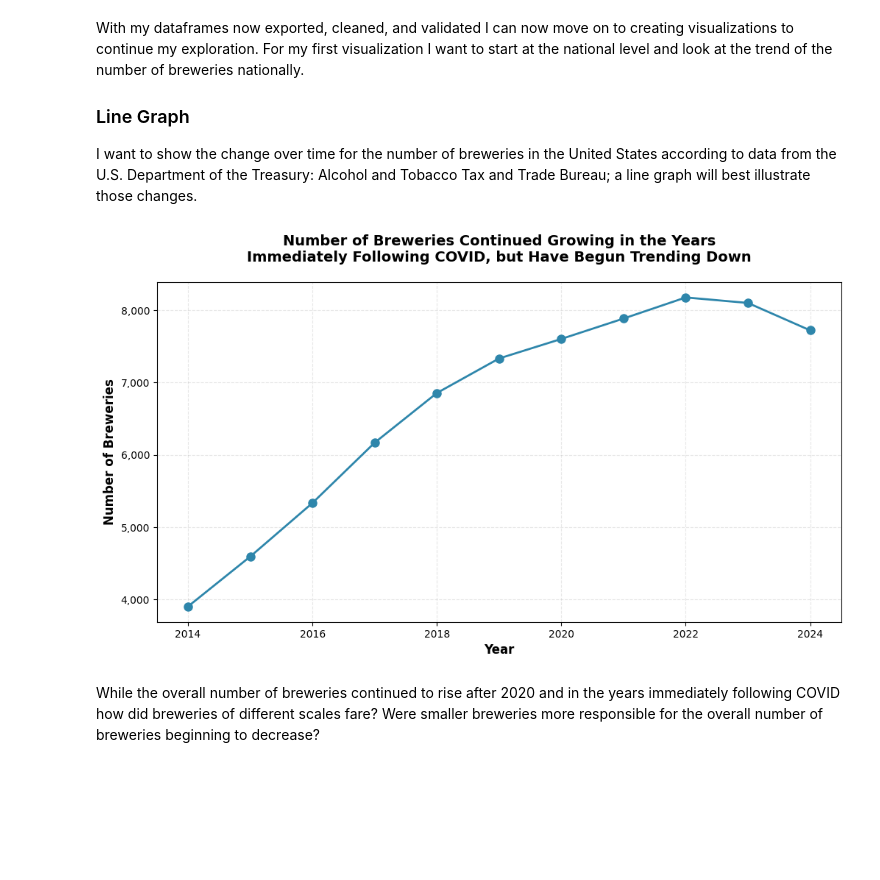
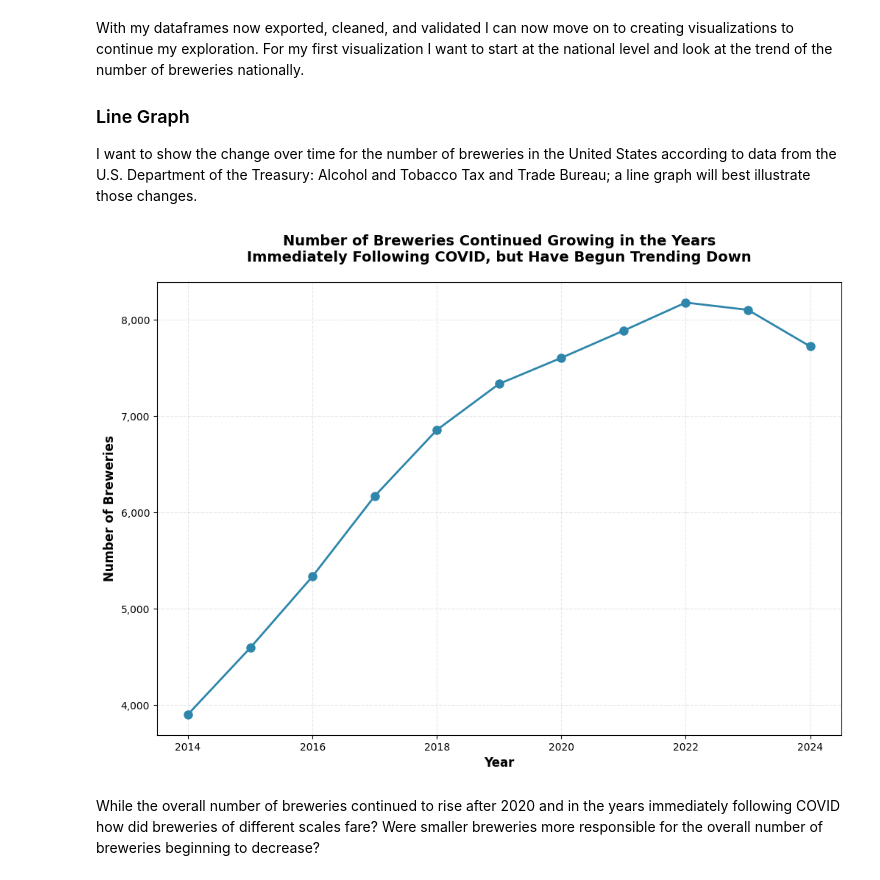
Before and after one commit to miramontron/us_beer_production, a Jupyter notebook: notebooks/us_beer_production.ipynb, the cells around one changed output. Drawn from its saved outputs; the diff is of its cells as text; code cells hidden in the pictures; blank space fills up the shorter version.

Commit message:
Adds new plots and image outputs

```diff
--- a/notebooks/us_beer_production.ipynb
+++ b/notebooks/us_beer_production.ipynb
@@ -303,35 +314,35 @@ years = [int(col.split()[-1]) for col in year_columns]
 members = members_row[year_columns].values[0]
 
 # creating the line graph
-plt.figure(figsize=(12, 6))
+plt.figure(figsize=(12, 8))
 plt.plot(years, members,
             marker='o',
             linewidth=2,
             markersize=8,
             color='#2E86AB'
 )
 
 # labeling the axes
 plt.xlabel('Year', fontsize=12, fontweight='bold')
 plt.ylabel('Number of Breweries', fontsize=12, fontweight='bold')
 
 # adding the title
 plt.title('Number of Breweries Continued Growing in the Years\nImmediately Following COVID, but Have Begun Trending Down', fontsize=14, fontweight='bold', pad=20)
 
 # adding a grid for better readability
 plt.grid(True, alpha=0.3, linestyle='--')
 
 # formatting the y-axis
 ax = plt.gca()
 # using FuncFormatter to take each number on the y-axis, convert it into an integer, and format it with commas
 ax.yaxis.set_major_formatter(plt.FuncFormatter(lambda x, p: f'{int(x):,}'))
 
 plt.tight_layout
 # exporting the line graph
 plt.savefig('../plots/brewery_growth_line_graph.png')
 plt.show()
 # %% [output]
-[figure, old version]
+[figure, new version]
 # %% [markdown]
 While the overall number of breweries continued to rise after 2020 and in the years immediately following COVID how did breweries of different scales fare? Were smaller breweries more responsible for the overall number of breweries beginning to decrease?
 # %%
```
Also changed, not shown: parts of 8 cells of this notebook, 3 other files.
